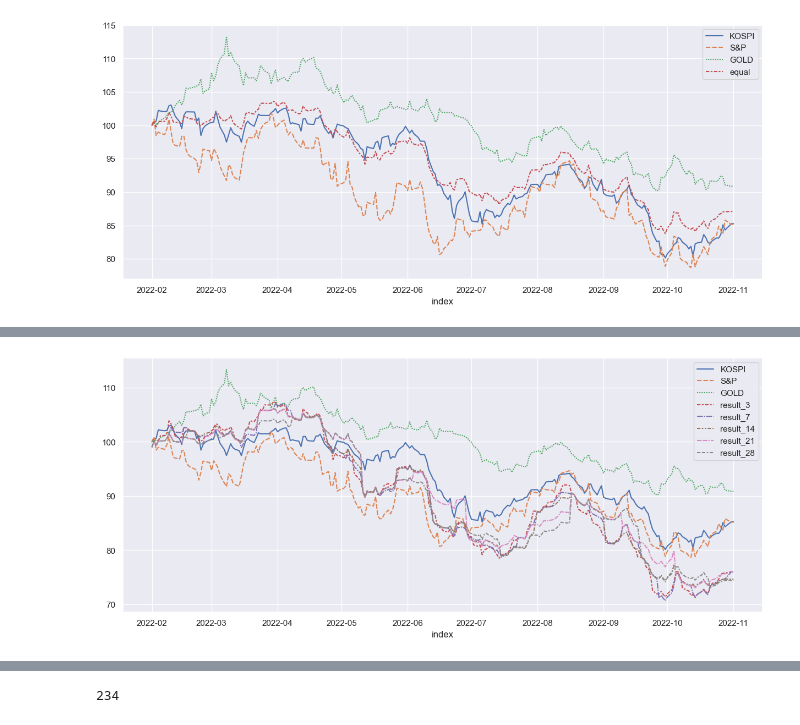
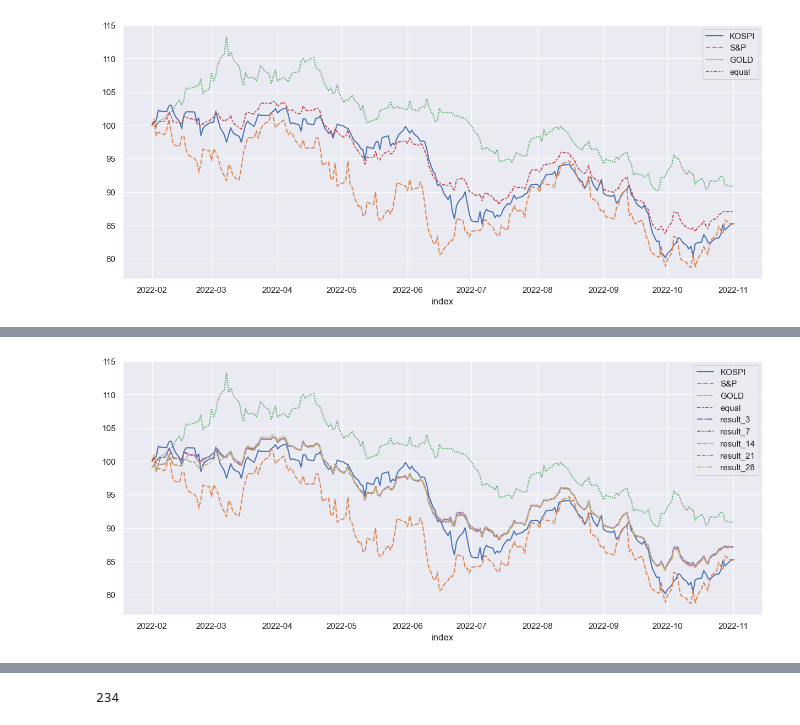
Before and after one commit to pokem1402/section_project_three, a Jupyter notebook: Post-processing.ipynb, the cells around one changed output, grey strips where cells are left out. Drawn from its saved outputs; the diff is of its cells as text; code cells hidden in the pictures.

```diff
--- a/Post-processing.ipynb
+++ b/Post-processing.ipynb
@@ -111,9 +95,20 @@ y_true = true_y_ratio.copy()
-# %%
-results = []
-for weight, name in zip(weights, [3,7,14,21,28]):
-    weight[1].columns = y_true.columns
-    result = (y_true*weight[1]).sum(axis=1).rename(f"result_{name}")
-    results.append(result)
-    _true_y_ratio = pd.concat([_true_y_ratio, result], axis=1)
-# %%
-_y_true = y_true.copy()
+# %%
+def get_result_by_balance(_y_true, _y_pred, date = [3,7,14,21,28], get_balance = get_weights_v2):
+
+    weights = []
+    y_true = _y_true.copy()
+    y_result = _y_true.copy()
+    y_result['equal'] = y_result.mean(axis=1)
+
+    for y_pred, day in zip(_y_pred, date):
+
+        weight, real_weight = get_balance(y_pred, y_true, day)
+        weights.append(weight)
+        real_weight.columns = y_true.columns
+        result = (y_true*real_weight).sum(axis=1).rename(f"result_{day}")
+        y_result = pd.concat([y_result, result], axis=1)
+
+    return y_result, weights
+# %%
+y_result_norm, norm_weights = get_result_by_balance(y_true, ratio, get_balance=get_weights)
+y_result_softmax, softmax_weights = get_result_by_balance(y_true, ratio)
@@ -120,5 +137,5 @@ _y_true = y_true.copy()
 # %%
 sns.set(rc={'figure.figsize':(15, 6)})
-sns.lineplot(_true_y_ratio);
+sns.lineplot(y_result_norm);
 # %% [output]
-[figure, old version]
+[figure, new version]
```
Also changed, not shown: parts of 10 cells of this notebook, 4 other files.
